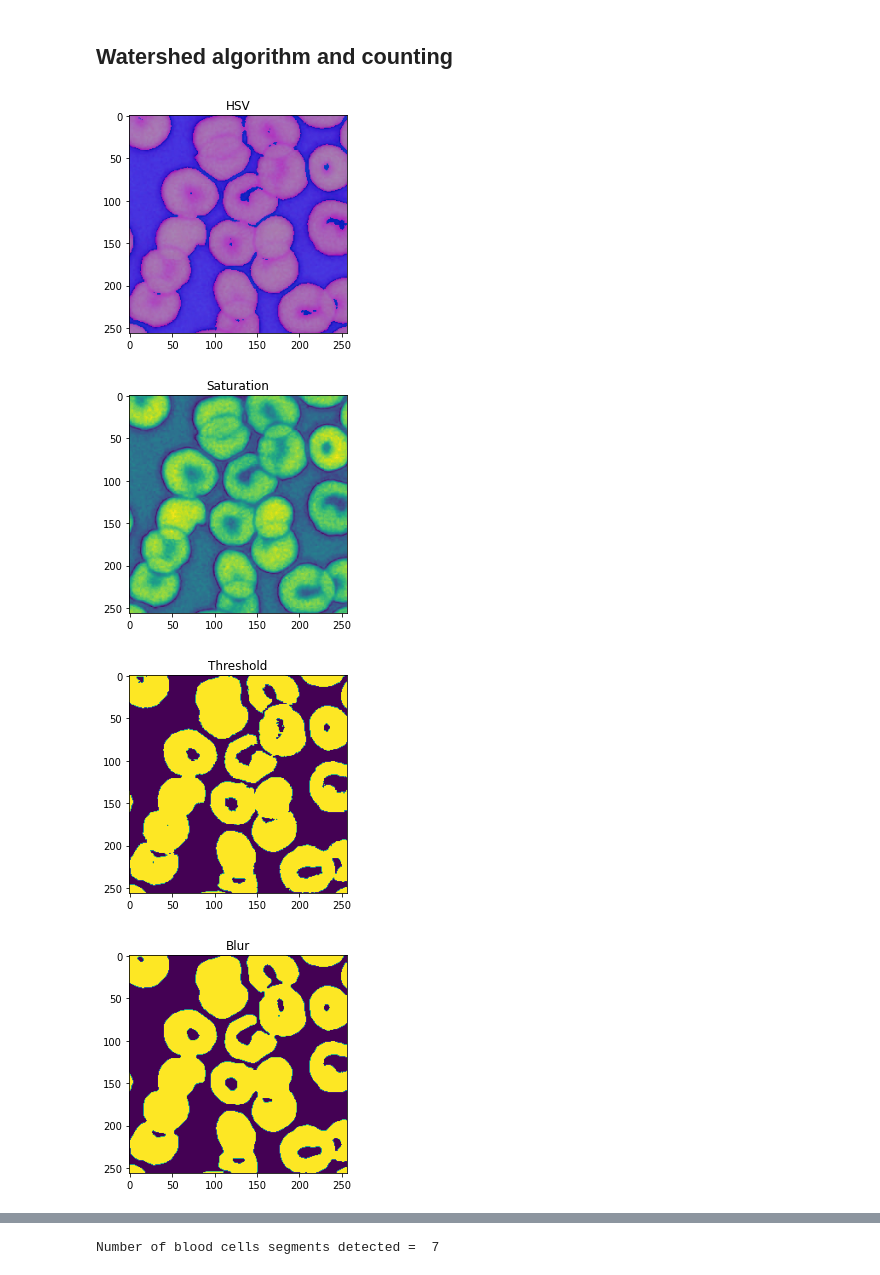
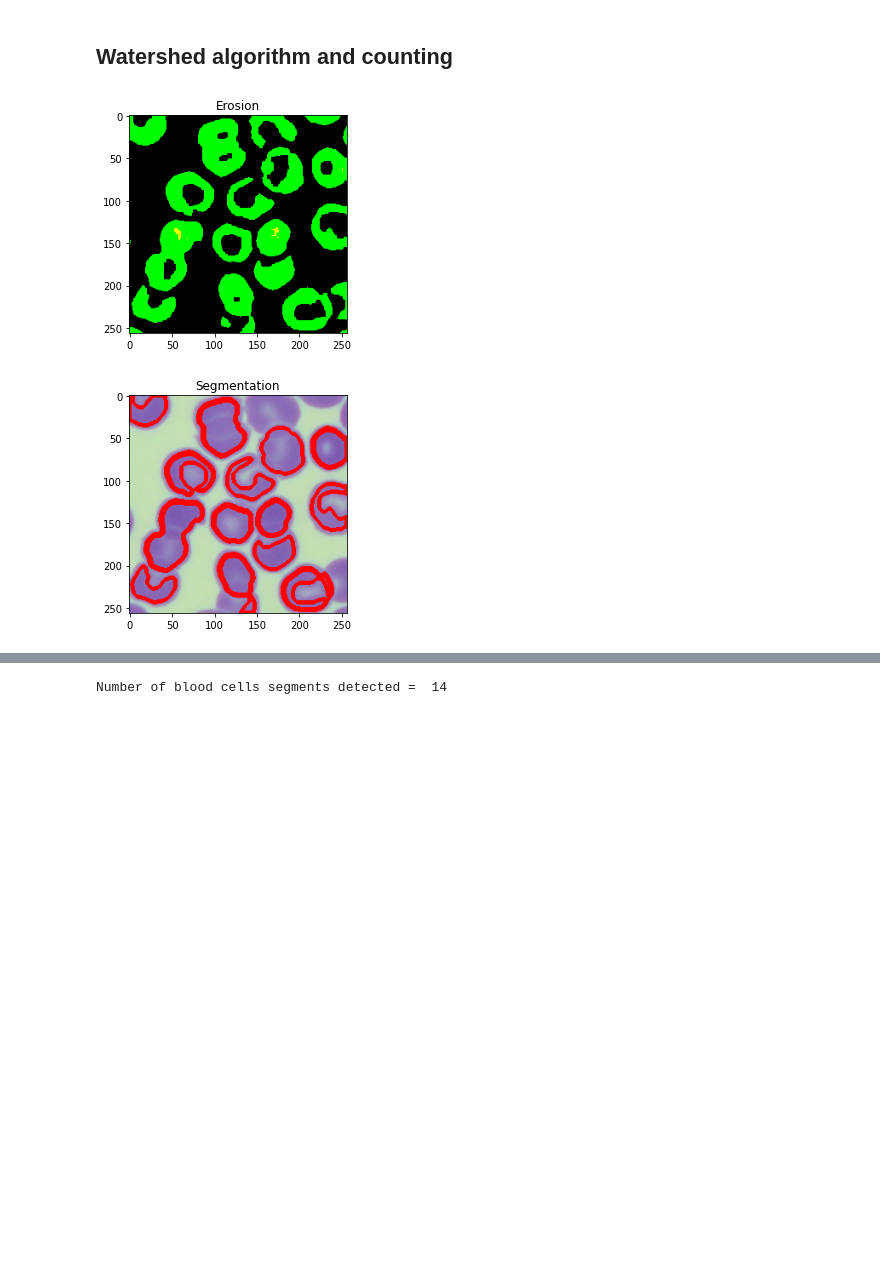
Before and after one commit to Zegorax/TI-RedBloodCells, a Jupyter notebook: sources/waterShed.ipynb, the cells around one changed output, grey strips where cells are left out. Saved outputs shown, nothing was run; the diff lists cells and outputs as text; code cells hidden in the pictures; blank space fills up the shorter version.

Commit message:
Add binary transformation

```diff
--- a/sources/waterShed.ipynb
+++ b/sources/waterShed.ipynb
@@ -23,54 +33,50 @@ def show(img,title):
+# %%
+#Morphologic transformations
+kernel = np.ones((5,5),np.uint8)
+
+erosion = cv2.erode(binary,kernel,iterations = 1)
+dilation = cv2.dilate(binary,kernel,iterations = 1)
+opening = cv2.morphologyEx(binary, cv2.MORPH_OPEN, kernel)
+closing = cv2.morphologyEx(binary, cv2.MORPH_CLOSE, kernel)
+
+show(erosion, "Erosion")
+# show(dilation, "Dilatation")
+# show(opening, "Ouverture")
+# show(closing, "Fermeture")
+# %% [output]
+[figure, added]
 # %%
-img_path = '../dataset/training/image-10.png'
-img = cv2.imread(img_path)
-gray = cv2.cvtColor(img, cv2.COLOR_BGR2GRAY)
-gray = np.invert(gray)
-
-kernel = np.ones((25,25),np.uint8)
-erosion = cv2.erode(gray,kernel,iterations = 1)
-dilation = cv2.dilate(gray,kernel,iterations = 1)
-opening = cv2.morphologyEx(gray, cv2.MORPH_OPEN, kernel)
-closing = cv2.morphologyEx(gray, cv2.MORPH_CLOSE, kernel)
-
-show(erosion, "Erosion")
-show(dilation, "Dilatation")
-show(opening, "Ouverture")
-show(closing, "Fermeture")
-
 # preprocessing the image
-hsv = cv2.cvtColor(img, cv2.COLOR_BGR2HSV)
-show(hsv,"HSV")
+hsv = cv2.cvtColor(erosion, cv2.COLOR_BGR2HSV)
+# show(hsv,"HSV")
 
 h, s, v = cv2.split(hsv)
-show(s, "Saturation")
+# show(s, "Saturation")
 
 _, thr = cv2.threshold(s, 0, 255, cv2.THRESH_BINARY + cv2.THRESH_OTSU)
-show(thr, "Threshold")
+# show(thr, "Threshold")
 
 blur = cv2.medianBlur(thr, 5)
-show(blur, "Blur")
+# show(blur, "Blur")
 
 contours, hierarchy = cv2.findContours(
     blur, cv2.RETR_TREE, cv2.CHAIN_APPROX_SIMPLE)
 count = []
 for x in contours:
     area = cv2.contourArea(x)
     if area > 1000:
         count.append(x)
 
 D = ndimage.distance_transform_edt(thr)
 localMax = peak_local_max(D, indices=False, min_distance=40, labels=thr)
 markers = ndimage.label(localMax, structure=np.ones((3, 3)))[0]
 labels = watershed(-D, markers, mask=thr)
 ws = len(np.unique(labels)) - 1
 
 #Count number of segmentation
-ans = int((ws + len(count)) / 2)
+ans = int((ws + len(count)) /2)
 cv2.drawContours(img, count, -1, (255, 0, 0), 3)
 show(img, "Segmentation")
-print("Number of blood cells segments detected = ", ans)
+print("Number of blood cells segments detected = ", len(count))
 # %% [output]
-[figure, old version]
+[figure, new version]
-[figure, removed]
-[figure, removed]
-[figure, removed]
@@ -78,4 +83,4 @@ print("Number of blood cells segments detected = ", ans)
-Number of blood cells segments detected =  7
+Number of blood cells segments detected =  14
 # %%
 # Process the same image in YOLOv5
 temp_dir = "/tmp/todetect/"
```
Also changed, not shown: parts of 3 cells of this notebook.
